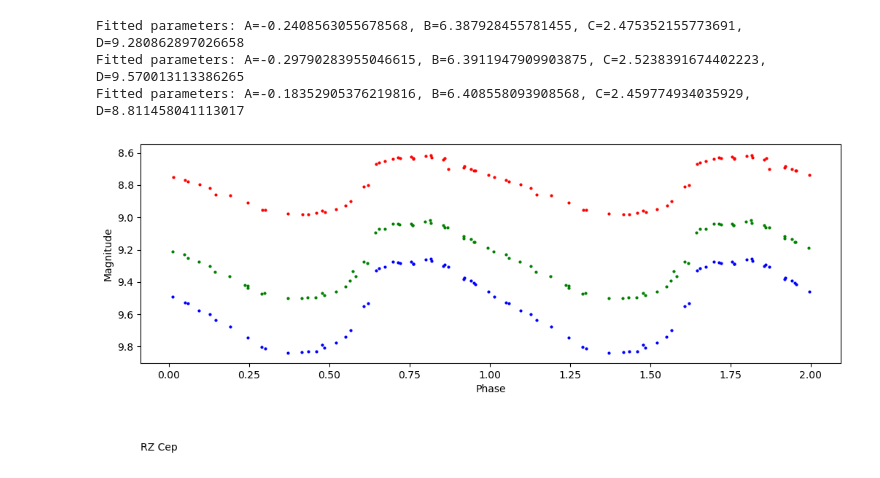
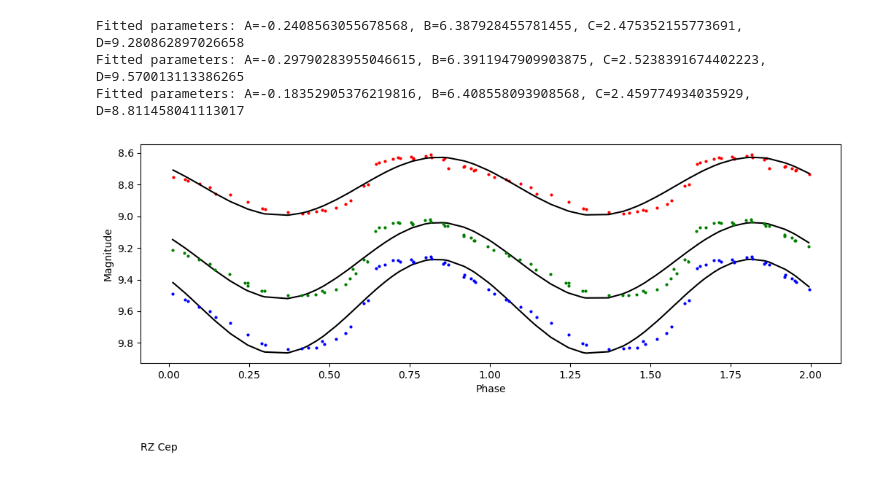
Before and after one commit to Jake-Land/MPhys_Project-Variable_Stars, a Jupyter notebook: GAIA_lightcurve.ipynb, the cells around one changed output. Drawn from its saved outputs; the diff is of its cells as text; code cells hidden in the pictures.

```diff
--- a/GAIA_lightcurve.ipynb
+++ b/GAIA_lightcurve.ipynb
@@ -57,6 +78,6 @@ time_finish = RZ_Cep_g_time[-1] - RZ_Cep_g_time[0]
 freqs = np.linspace((1 / time_finish), (1 / time_start), 20000)
 lomb = scipy.signal.lombscargle(RZ_Cep_g_time, RZ_Cep_g_flux / interp_savgol, freqs, precenter=True)
 # %%
-period = np.linspace(0.1, 1, 20000)
-lomb2 = scipy.signal.lombscargle(freqs, lomb, period, precenter=True)
+#period = np.linspace(0.1, 1, 20000)
+#lomb2 = scipy.signal.lombscargle(freqs, lomb, period, precenter=True)
 # %%
@@ -117,12 +136,12 @@ RZ_Cep_bp_phase, RZ_Cep_bp_phase_flux, RZ_Cep_bp_phase_err = fold_lightcurve(RZ_
 RZ_Cep_rp_phase, RZ_Cep_rp_phase_flux, RZ_Cep_rp_phase_err = fold_lightcurve(RZ_Cep_rp_time, RZ_Cep_rp_flux, RZ_Cep_rp_flux_err, RZ_Cep_period)
 # %%
 zeropoint_arr = np.loadtxt('GaiaEDR3_passbands_zeropoints_version2/zeropt.dat', dtype='str')
-G_band_zp = float(zp[0][0])
-G_band_zp_unc = float(zp[0][1])
-BP_band_zp = float(zp[0][2])
-BP_band_zp_unc = float(zp[0][3])
-RP_band_zp = float(zp[0][4])
-RP_band_zp_unc = float(zp[0][5])
+G_band_zp = float(zeropoint_arr[0][0])
+G_band_zp_unc = float(zeropoint_arr[0][1])
+BP_band_zp = float(zeropoint_arr[0][2])
+BP_band_zp_unc = float(zeropoint_arr[0][3])
+RP_band_zp = float(zeropoint_arr[0][4])
+RP_band_zp_unc = float(zeropoint_arr[0][5])
 # %%
 def flux_to_mag(flux_array, zeropoint):
     mag_array = -2.5 * np.log10(flux_array) + zeropoint
@@ -205,21 +266,21 @@ Fitted parameters: A=-0.18352905376219816, B=6.408558093908568, C=2.459774934035
 # %%
 
 
 fig3_text = "RZ Cep"
 
 fig3 = plt.figure(figsize=(12,6))
 ax3 = fig3.add_axes((.1,.4,.8,.5))
 ax3.errorbar(RZ_Cep_g_phase, RZ_Cep_g_phase_mag, yerr=RZ_Cep_g_phase_mag_err, marker='o', ms=2, ls='None', zorder=3, c='Green')
 ax3.errorbar(RZ_Cep_bp_phase, RZ_Cep_bp_phase_mag, yerr=RZ_Cep_bp_phase_mag_err, marker='o', ms=2, ls='None', zorder=2, c='Blue')
 ax3.errorbar(RZ_Cep_rp_phase, RZ_Cep_rp_phase_mag, yerr=RZ_Cep_rp_phase_mag_err, marker='o', ms=2, ls='None', zorder=1, c='Red')
-#plt.plot(RZ_Cep_g_phase, y_fit_g, label='Fitted Curve', color='black')
-#plt.plot(RZ_Cep_bp_phase, y_fit_bp, label='Fitted Curve', color='black')
-#plt.plot(RZ_Cep_rp_phase, y_fit_rp, label='Fitted Curve', color='black')
+plt.plot(RZ_Cep_g_phase, y_fit_g, label='Fitted Curve', color='black')
+plt.plot(RZ_Cep_bp_phase, y_fit_bp, label='Fitted Curve', color='black')
+plt.plot(RZ_Cep_rp_phase, y_fit_rp, label='Fitted Curve', color='black')
 
 ax3.set_xlabel("Phase")
 ax3.set_ylabel("Magnitude")
 ax3.yaxis.set_inverted(True)
 fig3.text(.1,.2,fig3_text)
 plt.show()
 # %% [output]
-[figure, old version]
+[figure, new version]
```
Also changed, not shown: parts of 8 cells of this notebook.
